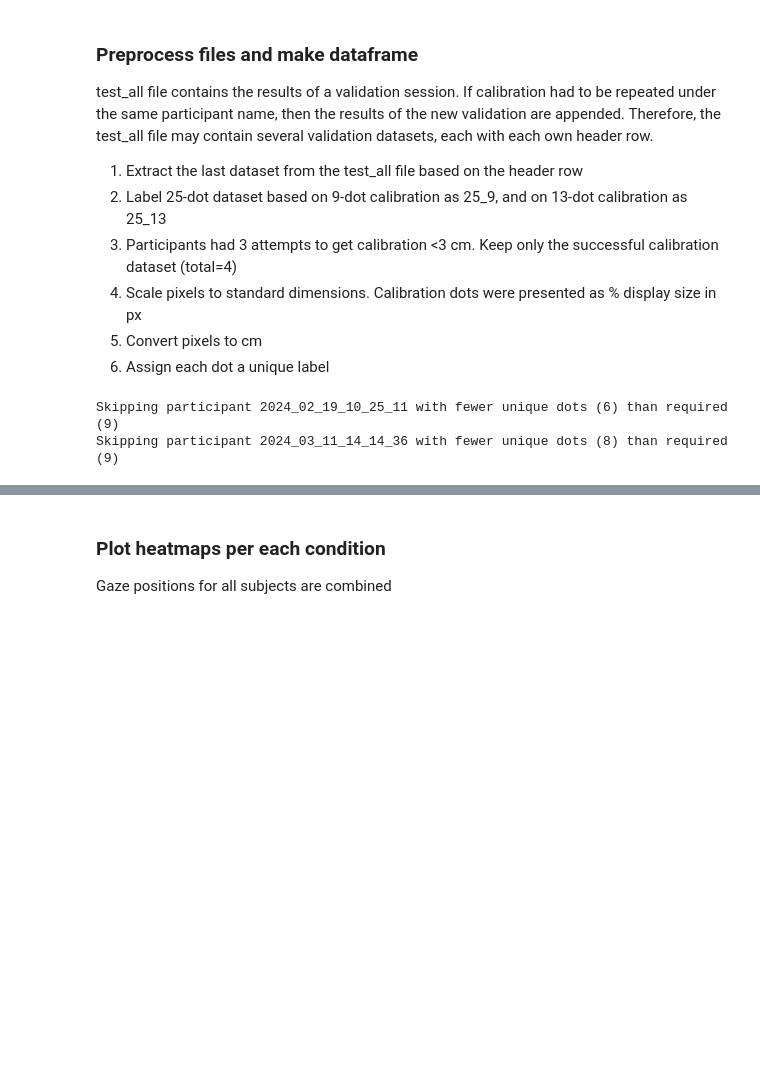
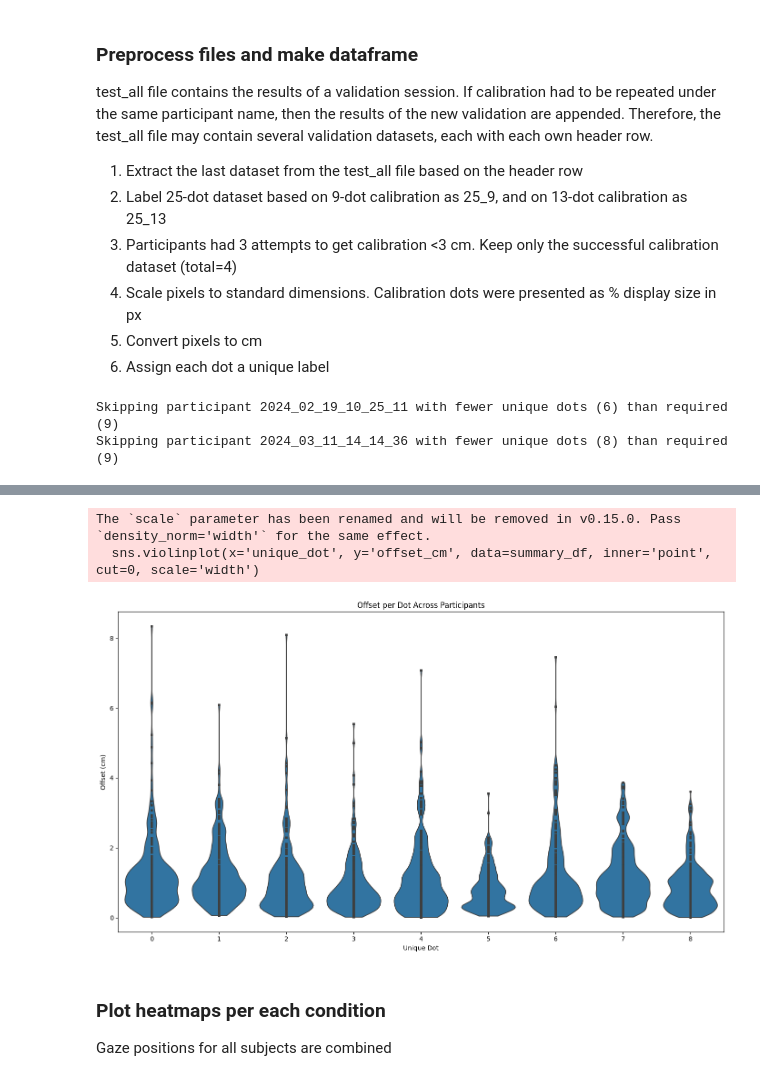
Before and after one commit to artembelopolsky/DeepEye_analyze, a Jupyter notebook: deepeye_analyze_VBLDress1_calibration.ipynb, the cells around one changed output, grey strips where cells are left out. Drawn from its saved outputs; the diff is of its cells as text; code cells hidden in the pictures; blank space fills up the shorter version.

```diff
--- a/deepeye_analyze_VBLDress1_calibration.ipynb
+++ b/deepeye_analyze_VBLDress1_calibration.ipynb
@@ -345,3 +442,44 @@ print(f'Mean unique dots:\n {descr_stats3}')
+# %%
+def plot_offset_per_dot(summary_df, scale_factor, plot_type='violin'):
+    """
+    Plots offset across participants for each dot.
+
+    Parameters:
+    - summary_df (pd.DataFrame): Dataframe containing offset data for each dot and participant.
+    - scale_factor (float): Scaling factor to convert offsets to cm.
+    - plot_type (str): Type of plot - 'violin' for a violin plot, 'swarm' for a swarm plot.
+    """
+    # Set up the figure and axis
+    plt.figure(figsize=(14, 8))
+
+    # Apply scaling factor to convert to cm if necessary
+    summary_df['offset_cm'] = summary_df['offset_px'] * scale_factor
+
+    # Choose the plot type
+    if plot_type == 'violin':
+        sns.violinplot(x='unique_dot', y='offset_cm', data=summary_df, inner='point', cut=0, scale='width')
+    elif plot_type == 'swarm':
+        sns.swarmplot(x='unique_dot', y='offset_cm', data=summary_df, color='b', alpha=0.6)
+    else:
+        print("Unsupported plot type. Choose 'violin' or 'swarm'.")
+        return
+
+    # Set labels and title
+    plt.xlabel('Unique Dot')
+    plt.ylabel('Offset (cm)')
+    plt.title('Offset per Dot Across Participants')
+
+    # Show plot
+    plt.tight_layout()
+    plt.show()
+
+# Call the function
+plot_offset_per_dot(summary_df_all, all_df['scale_cm_in_px'].iloc[0], plot_type='violin')
+plot_offset_per_dot(summary_df_all, all_df['scale_cm_in_px'].iloc[0], plot_type='swarm')
+# %% [output]
+The `scale` parameter has been renamed and will be removed in v0.15.0. Pass `density_norm='width'` for the same effect.
+  sns.violinplot(x='unique_dot', y='offset_cm', data=summary_df, inner='point', cut=0, scale='width')
+[figure, added]
 # %%
 # Path to data folders
 path_to_folders = 'C:/Users/aby600/Dropbox/DeepEye_Pilots/VBL_Exp1/data/approved/data'
```
Also changed, not shown: parts of 7 cells of this notebook.
